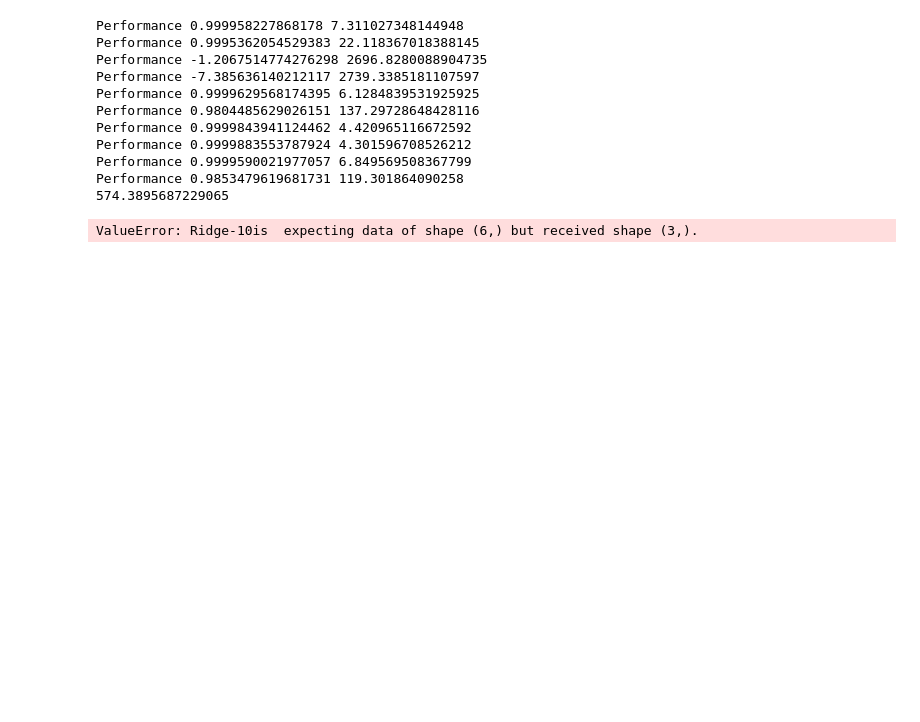
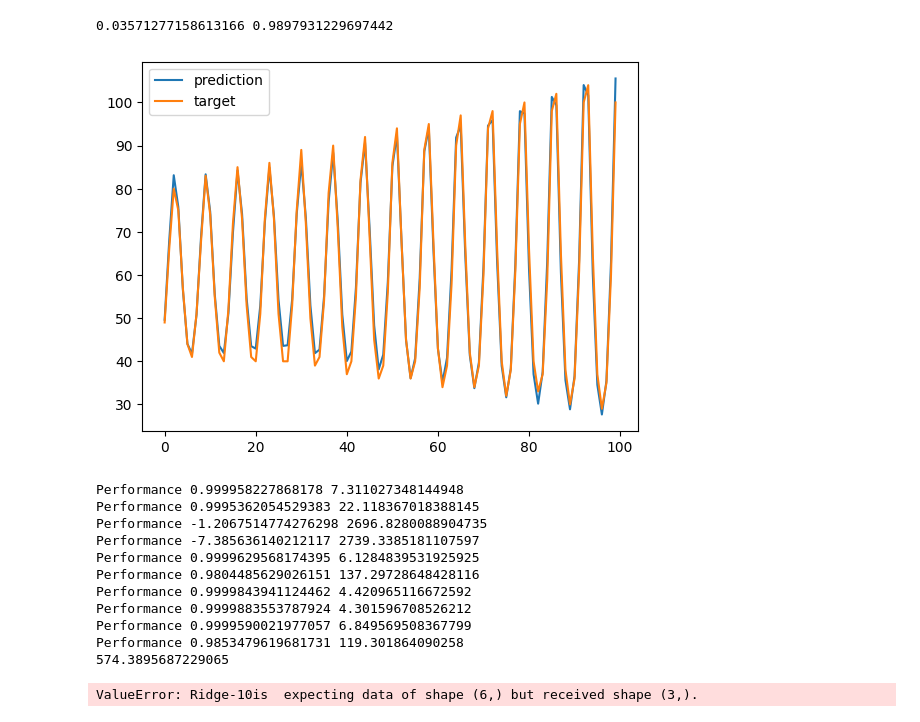
Before and after one commit to aloksGithub/ESN_research, a Jupyter notebook: experiments/NAS.ipynb, the cells around one changed output. Drawn from its saved outputs; the diff is of its cells as text; code cells hidden in the pictures; blank space fills up the shorter version.

```diff
--- a/experiments/NAS.ipynb
+++ b/experiments/NAS.ipynb
@@ -346,3 +321,26 @@ trainX, trainY, valX, valY, testX, testY = getData()
+# %%
+goodArchitecture = {'nodes': [{'type': 'Input', 'params': {}}, {'type': 'IPReservoir', 'params': {'units': 1285, 'lr': 0.38137310595133767, 'sr': 0.7462422229323566, 'mu': -0.11117457130711413, 'sigma': 1.6438250670148942, 'learning_rate': 0.002727548871736035, 'input_connectivity': 0.3905201228594328, 'rc_connectivity': 0.07106872303679222, 'fb_connectivity': 0.4206742410904359}}, {'type': 'Ridge', 'params': {'output_dim': 1, 'ridge': 2.631010313084874e-05}}, {'type': 'Ridge', 'params': {'output_dim': 1, 'ridge': 7.237407666596517e-05}}], 'edges': [[0, 1], [1, 2], [2, 3]]}
+
+model = NAS.NAS.constructModel(goodArchitecture)
+model = NAS.NAS.trainModel(model, np.concatenate([trainX, valX[:-20]]), np.concatenate([trainY, valY[:-20]]))
+prevOutput = valX[-20]
+preds = []
+for j in range(20+len(testX)):
+    pred = NAS.NAS.runModel(model, prevOutput)
+    prevOutput = pred
+    preds.append(pred[0])
+
+print(nrmse(testY, preds[-len(testY):]), r_squared(testY, preds[-len(testY):]))
+# %% [output]
+0.03571277158613166 0.9897931229697442
+# %%
+plt.plot(preds[-len(testY):], label='prediction')  # Plot the second array
+plt.plot(testY, label='target')  # Plot the second array
+plt.legend()  # Display the labels in the legend
+
+plt.show()
+# %% [output]
+[figure, added]
 # %%
 # https://www.sciencedirect.com/science/article/pii/S0925231222014291
 # Parameterizing echo state networks for multi-step time series prediction
```
Also changed, not shown: parts of 5 cells of this notebook, 2 other files.
